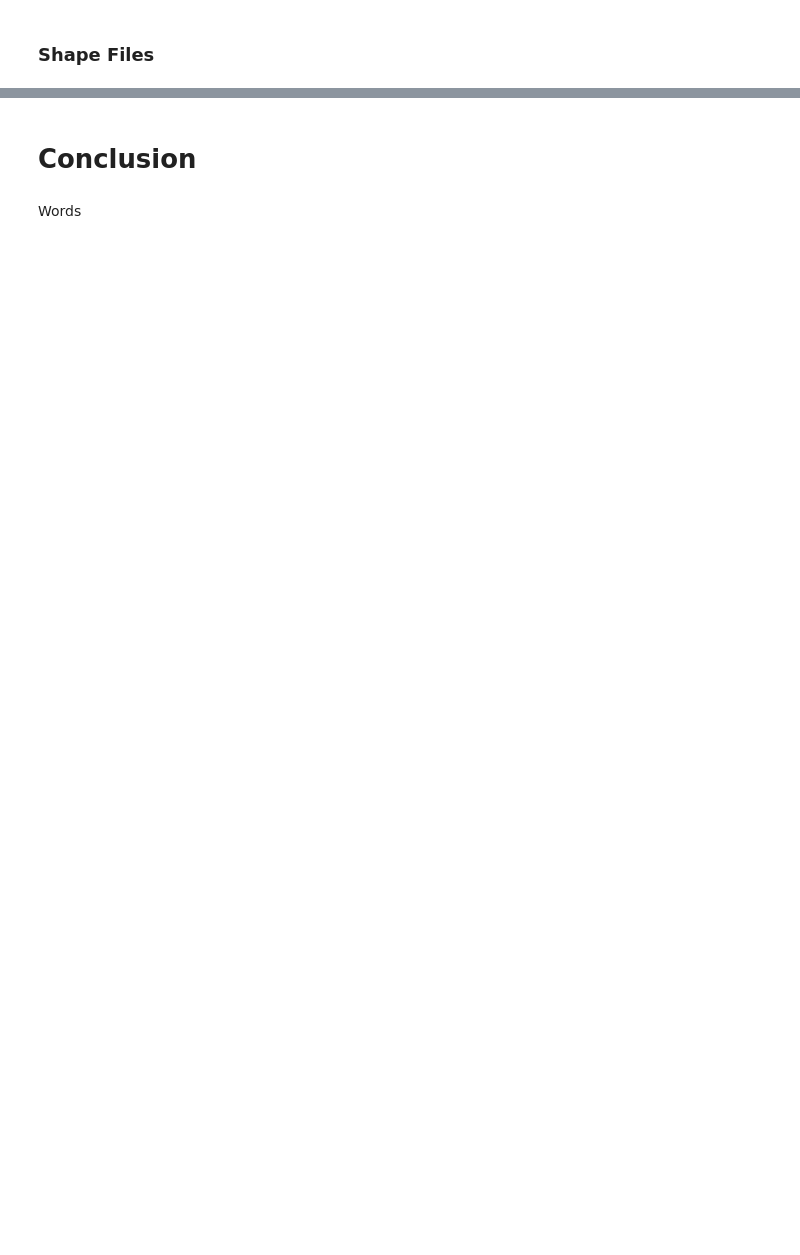
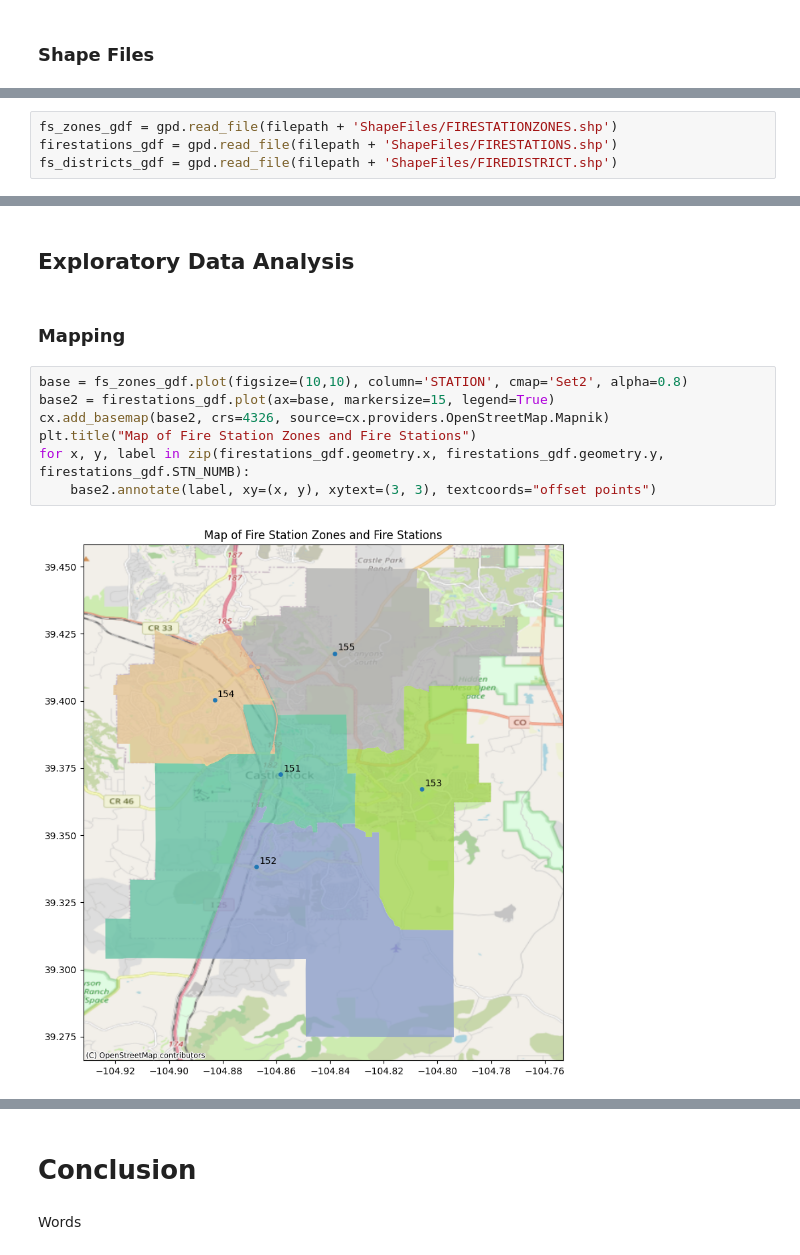
Before and after one commit to jordanlauritzen2/CRFR_Sp24_Project, a Jupyter notebook: CRFR_notebook.ipynb, the cells around one changed output, grey strips where cells are left out. Drawn from its saved outputs; the diff is of its cells as text; blank space fills up the shorter version.

```diff
--- a/CRFR_notebook.ipynb
+++ b/CRFR_notebook.ipynb
@@ -150,0 +300,4 @@ home_type_df = pd.read_csv(filepath + 'HomeType.csv', sep = ',').dropna()
+# %%
+fs_zones_gdf = gpd.read_file(filepath + 'ShapeFiles/FIRESTATIONZONES.shp')
+firestations_gdf = gpd.read_file(filepath + 'ShapeFiles/FIRESTATIONS.shp')
+fs_districts_gdf = gpd.read_file(filepath + 'ShapeFiles/FIREDISTRICT.shp')
@@ -150,0 +552,13 @@ home_type_df = pd.read_csv(filepath + 'HomeType.csv', sep = ',').dropna()
+# %% [markdown]
+## Exploratory Data Analysis
+# %% [markdown]
+### Mapping
+# %%
+base = fs_zones_gdf.plot(figsize=(10,10), column='STATION', cmap='Set2', alpha=0.8)
+base2 = firestations_gdf.plot(ax=base, markersize=15, legend=True)
+cx.add_basemap(base2, crs=4326, source=cx.providers.OpenStreetMap.Mapnik)
+plt.title("Map of Fire Station Zones and Fire Stations")
+for x, y, label in zip(firestations_gdf.geometry.x, firestations_gdf.geometry.y, firestations_gdf.STN_NUMB):
+    base2.annotate(label, xy=(x, y), xytext=(3, 3), textcoords="offset points")
+# %% [output]
+[figure, added]
```
Also changed, not shown: parts of 47 cells of this notebook.
